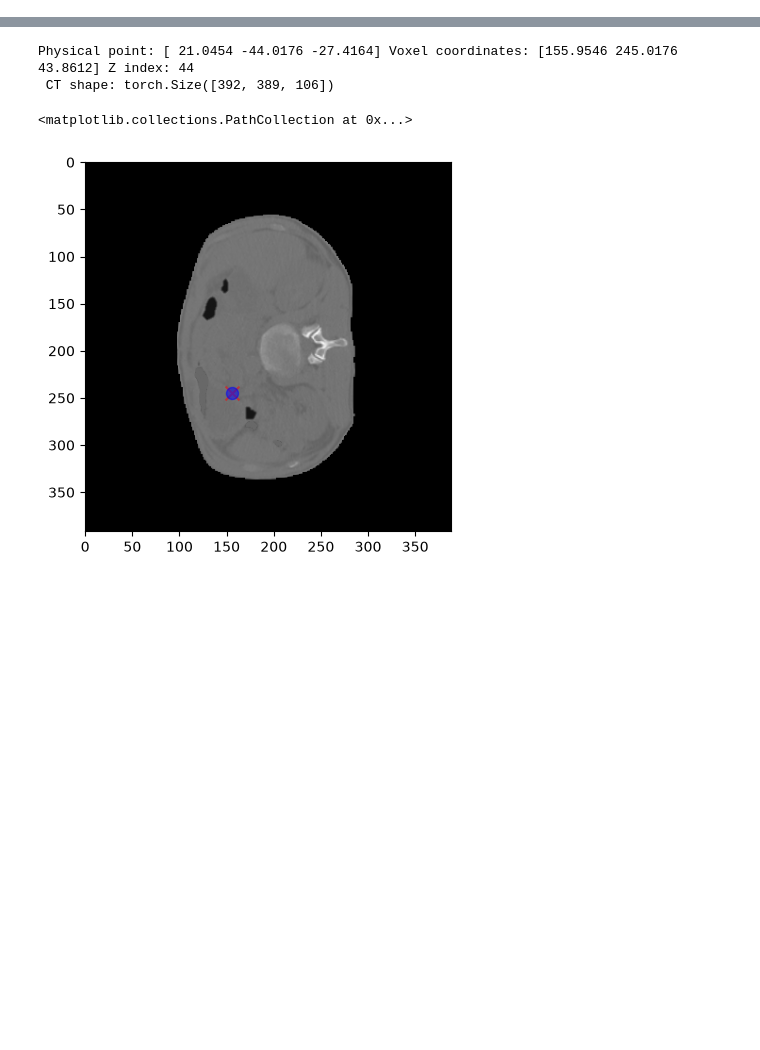
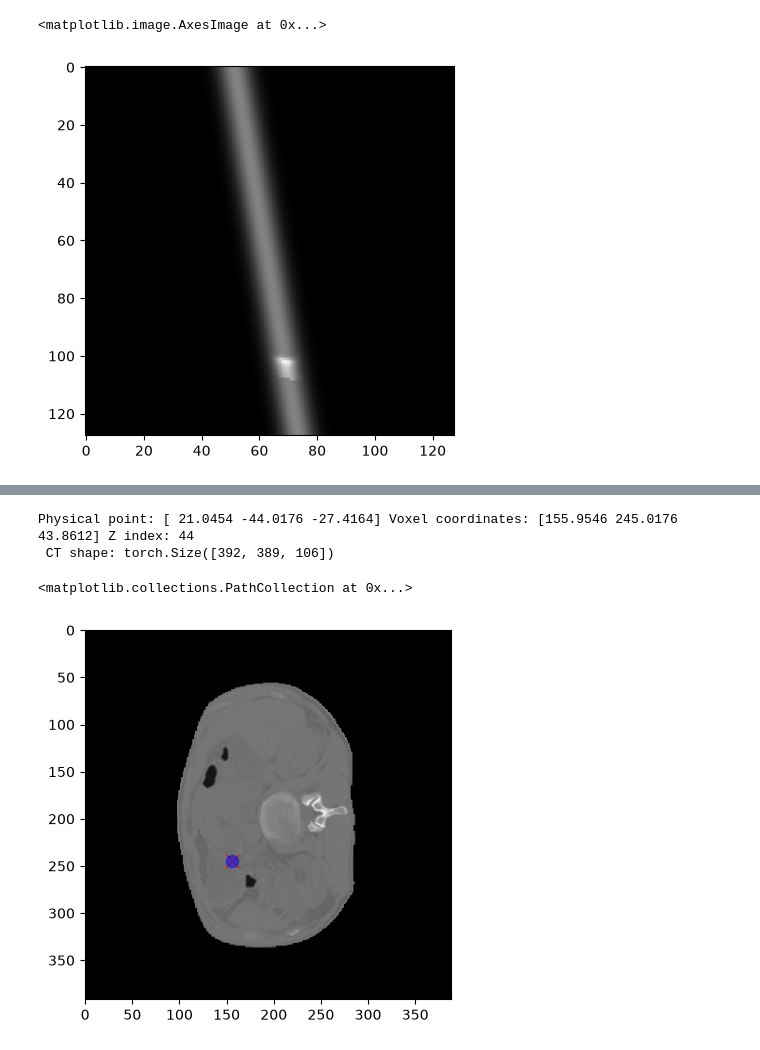
Before and after one commit to Dudgit/nr_dose, a Jupyter notebook: notebooks/atlas.ipynb, the cells around one changed output, grey strips where cells are left out. Saved outputs shown, nothing was run; the diff lists cells and outputs as text; code cells hidden in the pictures; blank space fills up the shorter version.

```diff
--- a/notebooks/atlas.ipynb
+++ b/notebooks/atlas.ipynb
@@ -15,0 +165,13 @@ data             scripts        TODO.md
+# %%
+idx = 1
+slab_idx = 16
+import torch
+
+
+gt_max = torch.max(batch['gt_dose'])
+prior_max = torch.max(batch['geometric_prior'])
+img = prior_max * batch['gt_dose'][0].numpy() + gt_max * batch['geometric_prior'][0].numpy()
+plt.imshow(img[0,:,:,slab_idx], cmap='gray')
+# %% [output]
+<matplotlib.image.AxesImage at 0x...>
+[figure, added]
```
Also changed, not shown: parts of 38 cells of this notebook, 14 other files.
